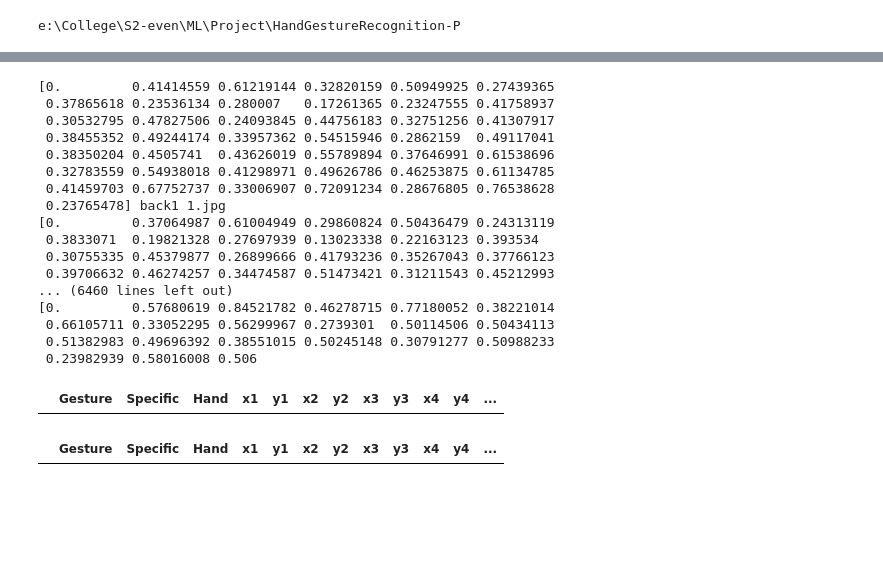
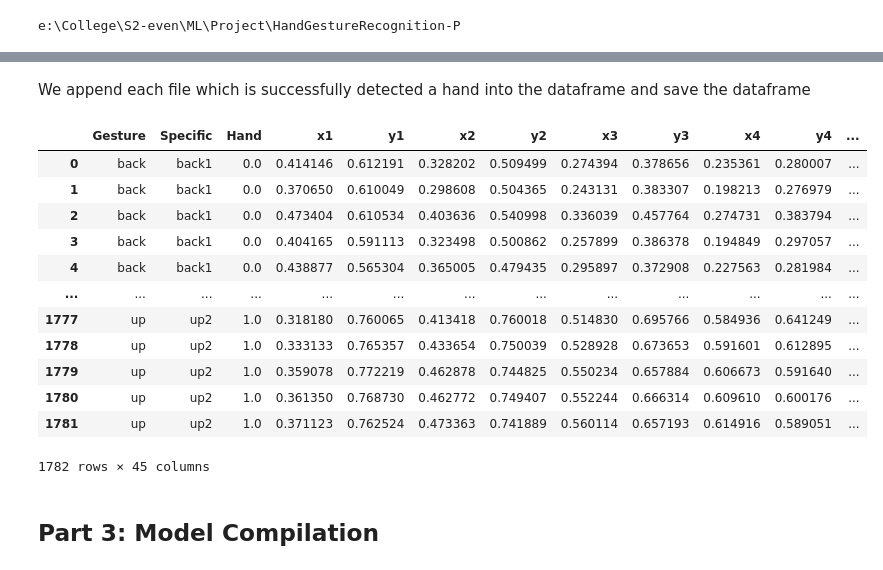
Before and after one commit to RumbleJack56/HandGestureRecognition-P, a Jupyter notebook: HandGestureRecognition.ipynb, the cells around one changed output, grey strips where cells are left out. Cells and saved outputs as stored; diff of their text form; code cells hidden in the pictures; blank space fills up the shorter version.

Commit message:
Markdown Complete + 3 Models saved

```diff
--- a/HandGestureRecognition.ipynb
+++ b/HandGestureRecognition.ipynb
@@ -135,38 +140,37 @@ def convertToCords(img):
 #create dataframe
 df = pd.DataFrame(columns = ["Gesture","Specific","Hand"]+[a+str(b) for b in range(1,22)for a in "xy" ])
+# %% [markdown]
+We append each file which is successfully detected a hand into the dataframe and save the dataframe
 # %%
 gesture_list = os.listdir(".dataset/")
 errors = []
+c=0
 for gesture in gesture_list:
     for img in os.listdir(".dataset/"+gesture+"/"):
         coords , raw = convertToCords(f".dataset/{gesture}/{img}")
         if list(coords).count(0) > 10:
             errors.append([gesture,img,coords])
             continue
-        print(coords, gesture, img)
-        pd.concat([df,pd.DataFrame(coords)])
-print(errors)
-df
+        findat = ["".join(filter(lambda x:not x.isnumeric(),gesture)),gesture] + list(coords)
+        print(findat,len(findat))
+        df.loc[c] = findat
+        c+=1
-# %% [output]
-[0.         0.41414559 0.61219144 0.32820159 0.50949925 0.27439365
- 0.37865618 0.23536134 0.280007   0.17261365 0.23247555 0.41758937
- 0.30532795 0.47827506 0.24093845 0.44756183 0.32751256 0.41307917
- 0.38455352 0.49244174 0.33957362 0.54515946 0.2862159  0.49117041
- 0.38350204 0.4505741  0.43626019 0.55789894 0.37646991 0.61538696
- 0.32783559 0.54938018 0.41298971 0.49626786 0.46253875 0.61134785
- 0.41459703 0.67752737 0.33006907 0.72091234 0.28676805 0.76538628
- 0.23765478] back1 1.jpg
-[0.         0.37064987 0.61004949 0.29860824 0.50436479 0.24313119
- 0.3833071  0.19821328 0.27697939 0.13023338 0.22163123 0.393534
- 0.30755335 0.45379877 0.26899666 0.41793236 0.35267043 0.37766123
- 0.39706632 0.46274257 0.34474587 0.51473421 0.31211543 0.45212993
-... (6460 lines left out)
-[0.         0.57680619 0.84521782 0.46278715 0.77180052 0.38221014
- 0.66105711 0.33052295 0.56299967 0.2739301  0.50114506 0.50434113
- 0.51382983 0.49696392 0.38551015 0.50245148 0.30791277 0.50988233
- 0.23982939 0.58016008 0.506
-|  | Gesture | Specific | Hand | x1 | y1 | x2 | y2 | x3 | y3 | x4 | y4 | ... |
-# %%
-df
-# %% [output]
-|  | Gesture | Specific | Hand | x1 | y1 | x2 | y2 | x3 | y3 | x4 | y4 | ... |
+# %%
+df.to_csv("csv/co-ordinates.csv",index=False)
+df
+# %% [output]
+|  | Gesture | Specific | Hand | x1 | y1 | x2 | y2 | x3 | y3 | x4 | y4 | ... |
+| 0 | back | back1 | 0.0 | 0.414146 | 0.612191 | 0.328202 | 0.509499 | 0.274394 | 0.378656 | 0.235361 | 0.280007 | ... |
+| 1 | back | back1 | 0.0 | 0.370650 | 0.610049 | 0.298608 | 0.504365 | 0.243131 | 0.383307 | 0.198213 | 0.276979 | ... |
+| 2 | back | back1 | 0.0 | 0.473404 | 0.610534 | 0.403636 | 0.540998 | 0.336039 | 0.457764 | 0.274731 | 0.383794 | ... |
+| 3 | back | back1 | 0.0 | 0.404165 | 0.591113 | 0.323498 | 0.500862 | 0.257899 | 0.386378 | 0.194849 | 0.297057 | ... |
+| 4 | back | back1 | 0.0 | 0.438877 | 0.565304 | 0.365005 | 0.479435 | 0.295897 | 0.372908 | 0.227563 | 0.281984 | ... |
+| ... | ... | ... | ... | ... | ... | ... | ... | ... | ... | ... | ... | ... |
+| 1777 | up | up2 | 1.0 | 0.318180 | 0.760065 | 0.413418 | 0.760018 | 0.514830 | 0.695766 | 0.584936 | 0.641249 | ... |
+| 1778 | up | up2 | 1.0 | 0.333133 | 0.765357 | 0.433654 | 0.750039 | 0.528928 | 0.673653 | 0.591601 | 0.612895 | ... |
+| 1779 | up | up2 | 1.0 | 0.359078 | 0.772219 | 0.462878 | 0.744825 | 0.550234 | 0.657884 | 0.606673 | 0.591640 | ... |
+| 1780 | up | up2 | 1.0 | 0.361350 | 0.768730 | 0.462772 | 0.749407 | 0.552244 | 0.666314 | 0.609610 | 0.600176 | ... |
+| 1781 | up | up2 | 1.0 | 0.371123 | 0.762524 | 0.473363 | 0.741889 | 0.560114 | 0.657193 | 0.614916 | 0.589051 | ... |
+1782 rows × 45 columns
+# %% [markdown]
+## **Part 3: Model Compilation**
```
Also changed, not shown: parts of 27 cells of this notebook, 5 other files.
